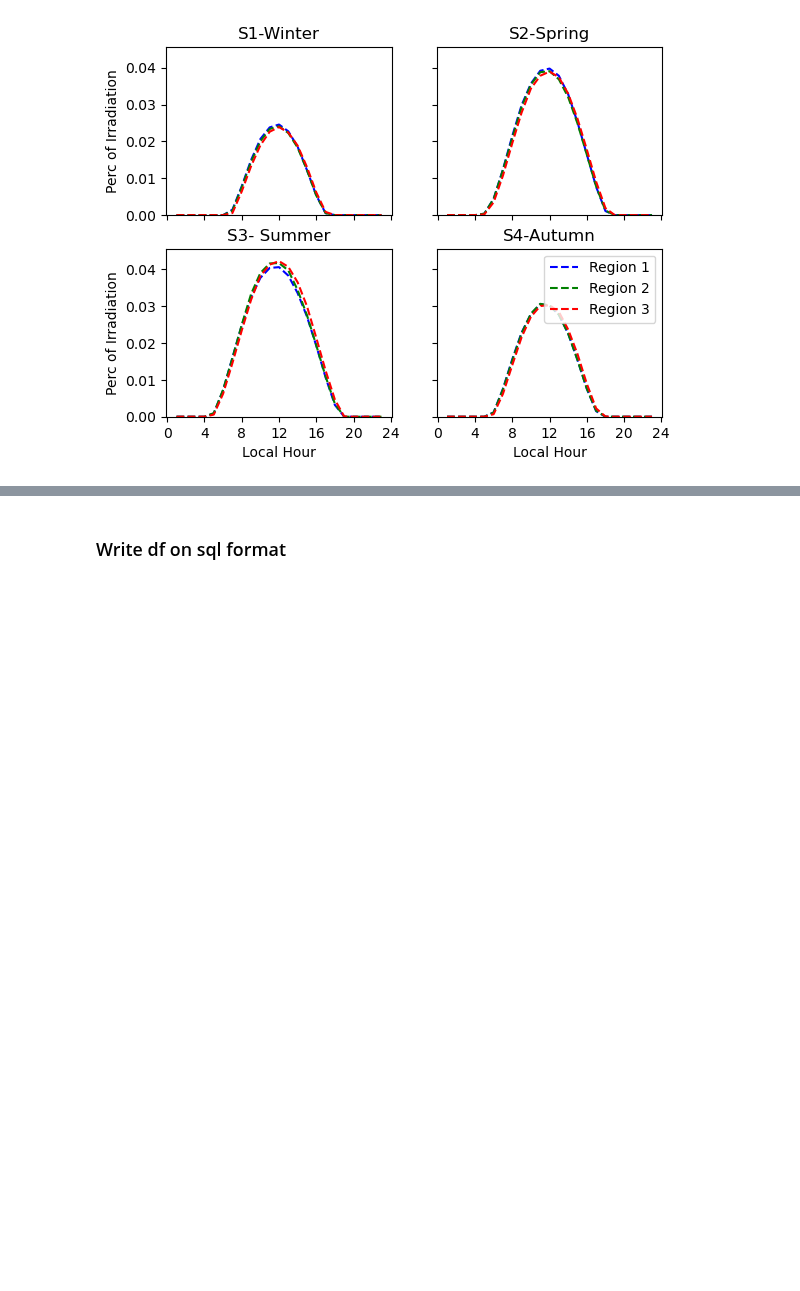
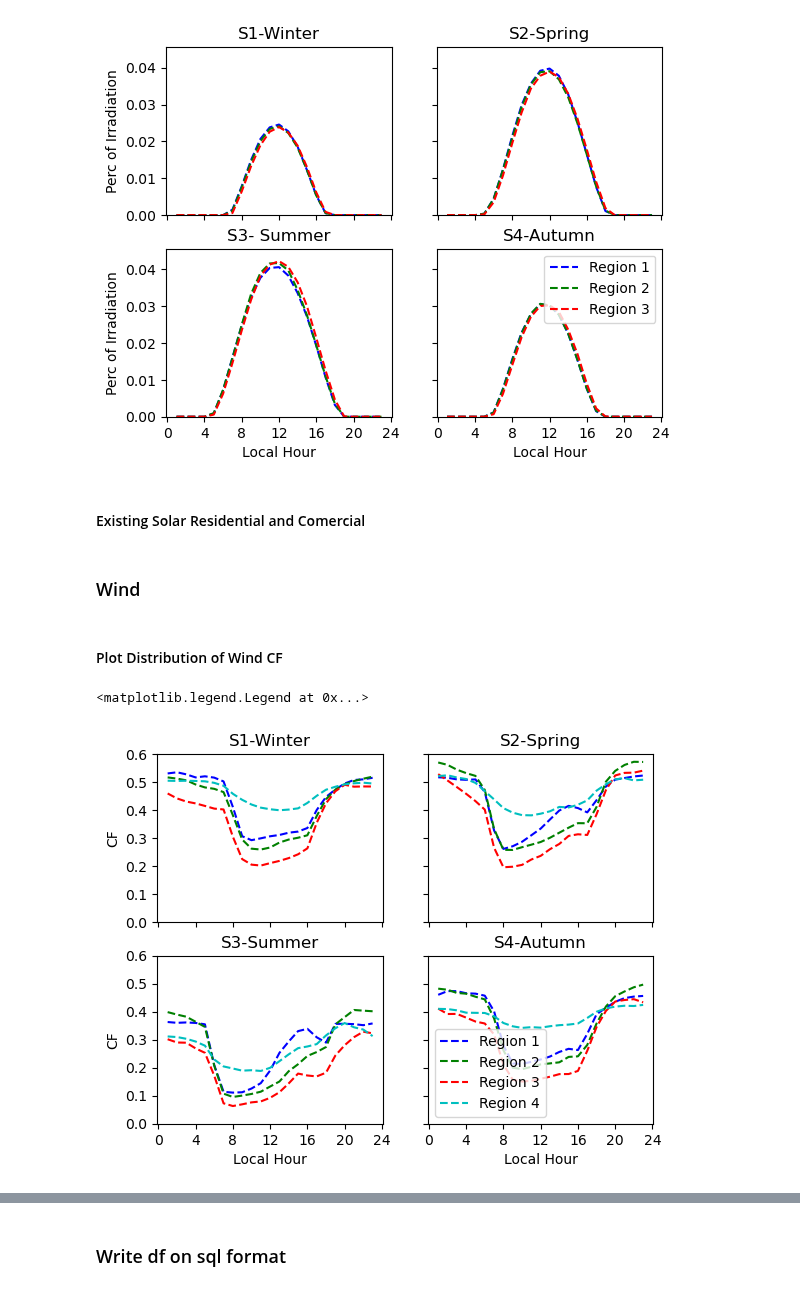
Before and after one commit to vaduraes/TemoaHurricane_V2, a Jupyter notebook: CreateBaseDeck/Excel2Sql.ipynb, the cells around one changed output, grey strips where cells are left out. Drawn from its saved outputs; the diff is of its cells as text; code cells hidden in the pictures; blank space fills up the shorter version.

Commit message:
CF Wind

```diff
--- a/CreateBaseDeck/Excel2Sql.ipynb
+++ b/CreateBaseDeck/Excel2Sql.ipynb
@@ -1473,3 +1473,19 @@ AverageDNI_Year_R3=AverageDNI_GHI_R3["DNI"].sum()/len(Seasons)/1000  #Kwh/m2/day
 
 #NC was a GHI arond 4.5-4.75 which is Class 6 on the Utility-Scale/Commercial/Residential PV notation on NREL ATB-22
 #NC was a DNI around 5 which is Class 12 on the Concentrating Solar Power notation on NREL ATB-22 - The CFs of this technology are not mapped on the ATB-22. Since it is a poor resource we did not map it on NC
+# %% [markdown]
+#### Existing Solar Residential and Comercial
+# %% [markdown]
+### Wind
+# %%
+#Get turbine data
+def ReadTrubineData(NameDistribution):
+    FilePath=SAM_NREL_Path+"Wind/Turbines.xlsx"
+    df = pd.read_excel(FilePath,sheet_name=NameDistribution)
+    HubHeight=df.iloc[0,0]
+    Efficiency=df.iloc[0,1]
+    WS_PowerCurve=df.iloc[:,4]
+    CF_PowerCurve=df.iloc[:,5]
+    WS_2_CF = lambda WS : np.interp(WS, WS_PowerCurve, CF_PowerCurve)*Efficiency
+
+    return HubHeight,Efficiency,WS_2_CF
@@ -1475,0 +1537,50 @@ AverageDNI_Year_R3=AverageDNI_GHI_R3["DNI"].sum()/len(Seasons)/1000  #Kwh/m2/day
+# %% [markdown]
+#### Plot Distribution of Wind CF
+# %%
+fig, axs = plt.subplots(2, 2)
+R_S1Data=[AverageCF_R1[AverageCF_R1["Season"]=="S1"],AverageCF_R2[AverageCF_R2["Season"]=="S1"],AverageCF_R3[AverageCF_R3["Season"]=="S1"],AverageCF_Off[AverageCF_Off["Season"]=="S1"]]
+R_S2Data=[AverageCF_R1[AverageCF_R1["Season"]=="S2"],AverageCF_R2[AverageCF_R2["Season"]=="S2"],AverageCF_R3[AverageCF_R3["Season"]=="S2"],AverageCF_Off[AverageCF_Off["Season"]=="S2"]]
+R_S3Data=[AverageCF_R1[AverageCF_R1["Season"]=="S3"],AverageCF_R2[AverageCF_R2["Season"]=="S3"],AverageCF_R3[AverageCF_R3["Season"]=="S3"],AverageCF_Off[AverageCF_Off["Season"]=="S3"]]
+R_S4Data=[AverageCF_R1[AverageCF_R1["Season"]=="S4"],AverageCF_R2[AverageCF_R2["Season"]=="S4"],AverageCF_R3[AverageCF_R3["Season"]=="S4"],AverageCF_Off[AverageCF_Off["Season"]=="S4"]]
+
+
+x=AverageCF_Off["Hour"].unique()
+
+MinY=0
+MaxY=0.6
+
+axs[0, 0].set_title('S1-Winter')
+axs[0, 1].set_title('S2-Spring')
+axs[1, 0].set_title('S3-Summer')
+axs[1, 1].set_title('S4-Autumn')
+
+axs[0, 0].xaxis.set_ticks(np.arange(0, 24+1, 4))
+axs[0, 1].xaxis.set_ticks(np.arange(0, 24+1, 4))
+axs[1, 0].xaxis.set_ticks(np.arange(0, 24+1, 4))
+axs[1, 1].xaxis.set_ticks(np.arange(0, 24+1, 4))
+
+
+
+Colors=list(mcolors.BASE_COLORS.keys())
+for i in range(4):
+    axs[0, 0].plot(x[1:], R_S1Data[i]["CF"][1:].values,Colors[i]+"--",label="Region "+str(i+1))
+    axs[0, 1].plot(x[1:], R_S2Data[i]["CF"][1:].values,Colors[i]+"--",label="Region "+str(i+1))
+    axs[1, 0].plot(x[1:], R_S3Data[i]["CF"][1:].values,Colors[i]+"--",label="Region "+str(i+1))
+    axs[1, 1].plot(x[1:], R_S4Data[i]["CF"][1:].values,Colors[i]+"--",label="Region "+str(i+1))
+
+axs[0, 0].set_ylim(MinY, MaxY)
+axs[0, 1].set_ylim(MinY, MaxY)
+axs[1, 0].set_ylim(MinY, MaxY)
+axs[1, 1].set_ylim(MinY, MaxY)
+
+for ax in axs.flat:
+    ax.set(xlabel="Local Hour", ylabel='CF')
+
+# Hide x labels and tick labels for top plots and y ticks for right plots.
+for ax in axs.flat:
+    ax.label_outer()
+
+plt.legend()
+# %% [output]
+<matplotlib.legend.Legend at 0x...>
+[figure, added]
```
Also changed, not shown: parts of 5 cells of this notebook, 34 other files.
